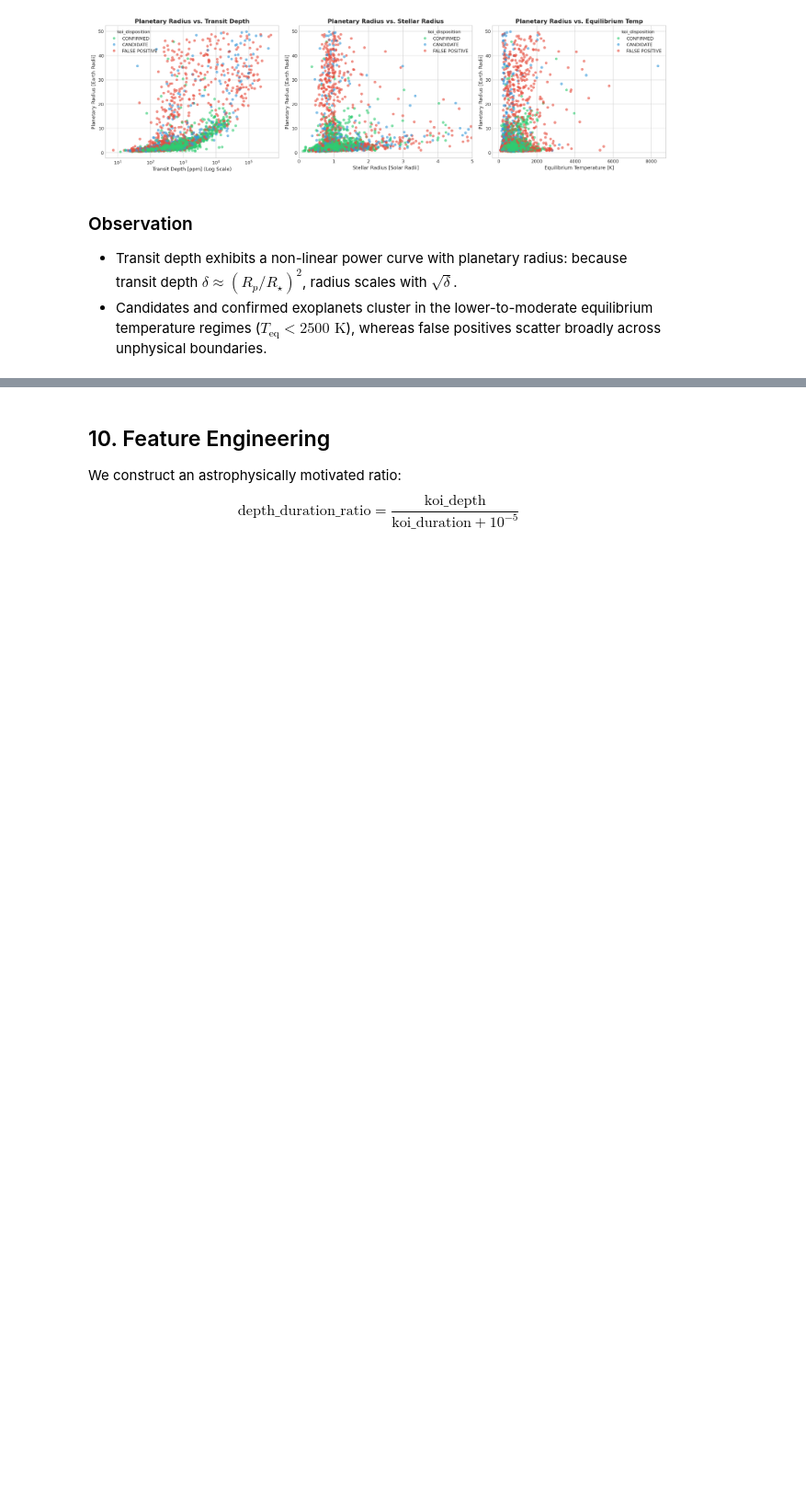
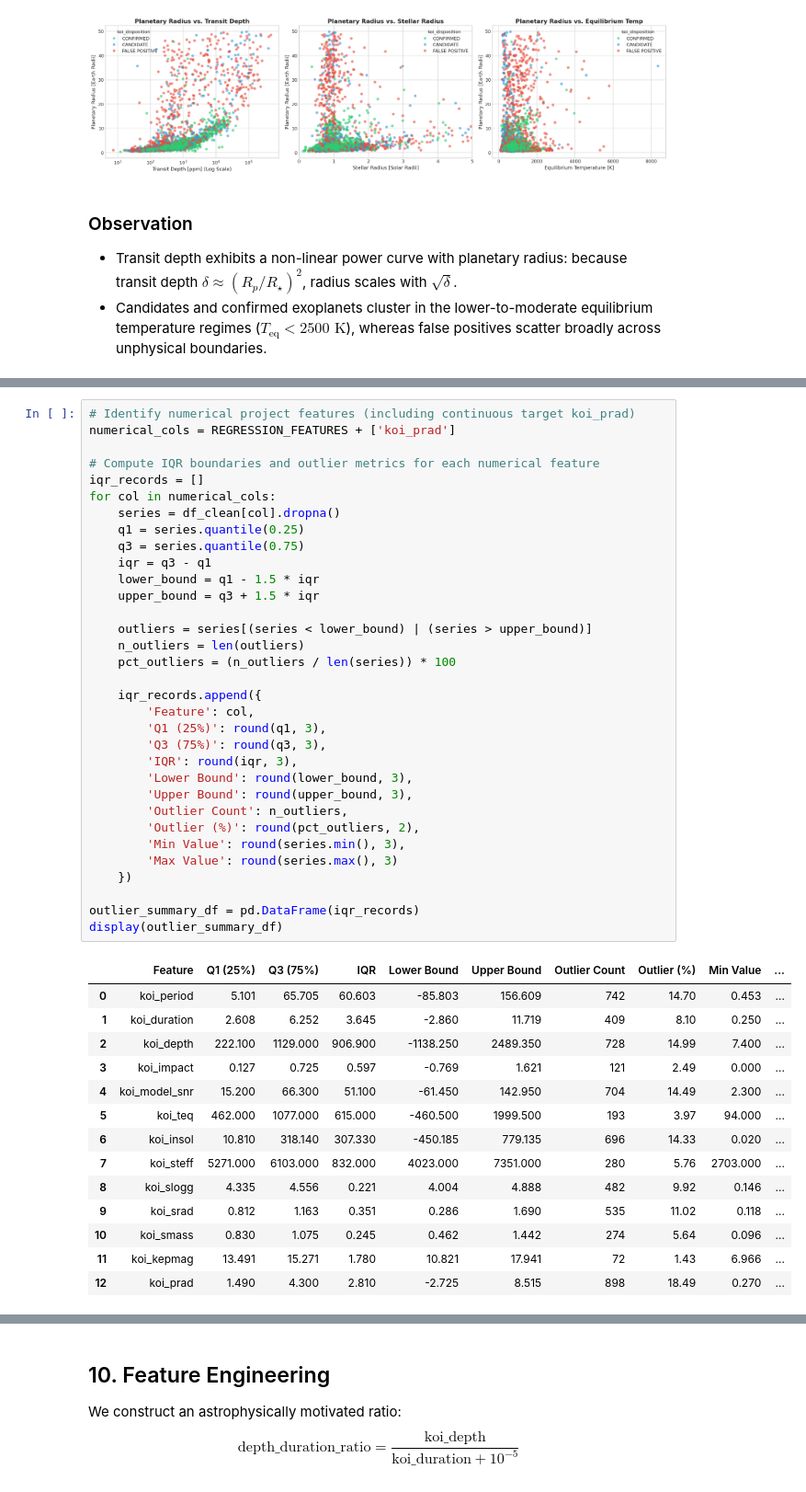
Before and after one commit to saketh2006/Exoplanet-Intelligence, a Jupyter notebook: notebooks/01_preprocessing.ipynb, the cells around one changed output, grey strips where cells are left out. Shown at 92% size. Cells and saved outputs as stored; diff of their text form; blank space fills up the shorter version.

```diff
--- a/notebooks/01_preprocessing.ipynb
+++ b/notebooks/01_preprocessing.ipynb
@@ -299,0 +320,48 @@ dtype: int64
+# %%
+# Identify numerical project features (including continuous target koi_prad)
+numerical_cols = REGRESSION_FEATURES + ['koi_prad']
+
+# Compute IQR boundaries and outlier metrics for each numerical feature
+iqr_records = []
+for col in numerical_cols:
+    series = df_clean[col].dropna()
+    q1 = series.quantile(0.25)
+    q3 = series.quantile(0.75)
+    iqr = q3 - q1
+    lower_bound = q1 - 1.5 * iqr
+    upper_bound = q3 + 1.5 * iqr
+
+    outliers = series[(series < lower_bound) | (series > upper_bound)]
+    n_outliers = len(outliers)
+    pct_outliers = (n_outliers / len(series)) * 100
+
+    iqr_records.append({
+        'Feature': col,
+        'Q1 (25%)': round(q1, 3),
+        'Q3 (75%)': round(q3, 3),
+        'IQR': round(iqr, 3),
+        'Lower Bound': round(lower_bound, 3),
+        'Upper Bound': round(upper_bound, 3),
+        'Outlier Count': n_outliers,
+        'Outlier (%)': round(pct_outliers, 2),
+        'Min Value': round(series.min(), 3),
+        'Max Value': round(series.max(), 3)
+    })
+
+outlier_summary_df = pd.DataFrame(iqr_records)
+display(outlier_summary_df)
+# %% [output]
+|  | Feature | Q1 (25%) | Q3 (75%) | IQR | Lower Bound | Upper Bound | Outlier Count | Outlier (%) | Min Value | ... |
+| 0 | koi_period | 5.101 | 65.705 | 60.603 | -85.803 | 156.609 | 742 | 14.70 | 0.453 | ... |
+| 1 | koi_duration | 2.608 | 6.252 | 3.645 | -2.860 | 11.719 | 409 | 8.10 | 0.250 | ... |
+| 2 | koi_depth | 222.100 | 1129.000 | 906.900 | -1138.250 | 2489.350 | 728 | 14.99 | 7.400 | ... |
+| 3 | koi_impact | 0.127 | 0.725 | 0.597 | -0.769 | 1.621 | 121 | 2.49 | 0.000 | ... |
+| 4 | koi_model_snr | 15.200 | 66.300 | 51.100 | -61.450 | 142.950 | 704 | 14.49 | 2.300 | ... |
+| 5 | koi_teq | 462.000 | 1077.000 | 615.000 | -460.500 | 1999.500 | 193 | 3.97 | 94.000 | ... |
+| 6 | koi_insol | 10.810 | 318.140 | 307.330 | -450.185 | 779.135 | 696 | 14.33 | 0.020 | ... |
+| 7 | koi_steff | 5271.000 | 6103.000 | 832.000 | 4023.000 | 7351.000 | 280 | 5.76 | 2703.000 | ... |
+| 8 | koi_slogg | 4.335 | 4.556 | 0.221 | 4.004 | 4.888 | 482 | 9.92 | 0.146 | ... |
+| 9 | koi_srad | 0.812 | 1.163 | 0.351 | 0.286 | 1.690 | 535 | 11.02 | 0.118 | ... |
+| 10 | koi_smass | 0.830 | 1.075 | 0.245 | 0.462 | 1.442 | 274 | 5.64 | 0.096 | ... |
+| 11 | koi_kepmag | 13.491 | 15.271 | 1.780 | 10.821 | 17.941 | 72 | 1.43 | 6.966 | ... |
+| 12 | koi_prad | 1.490 | 4.300 | 2.810 | -2.725 | 8.515 | 898 | 18.49 | 0.270 | ... |
```
Also changed, not shown: parts of 9 cells of this notebook, 1 other file.
